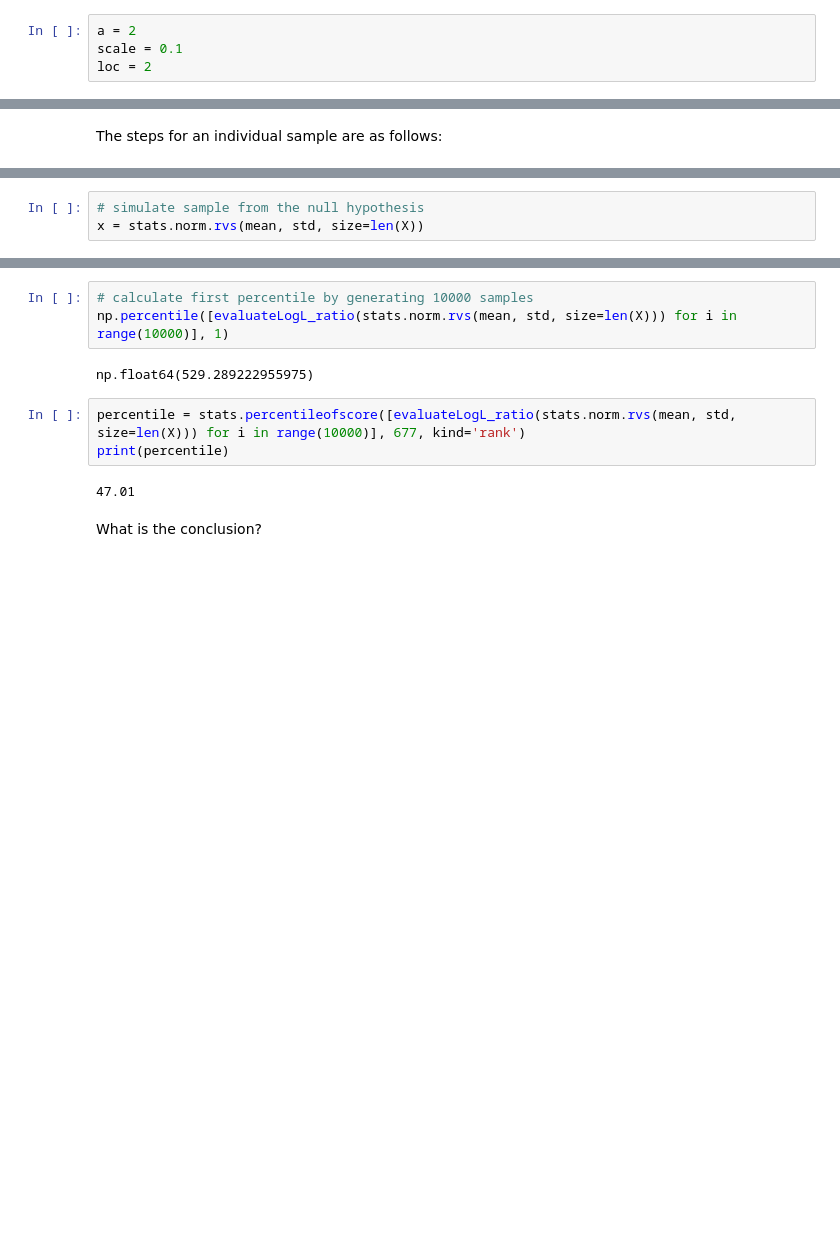
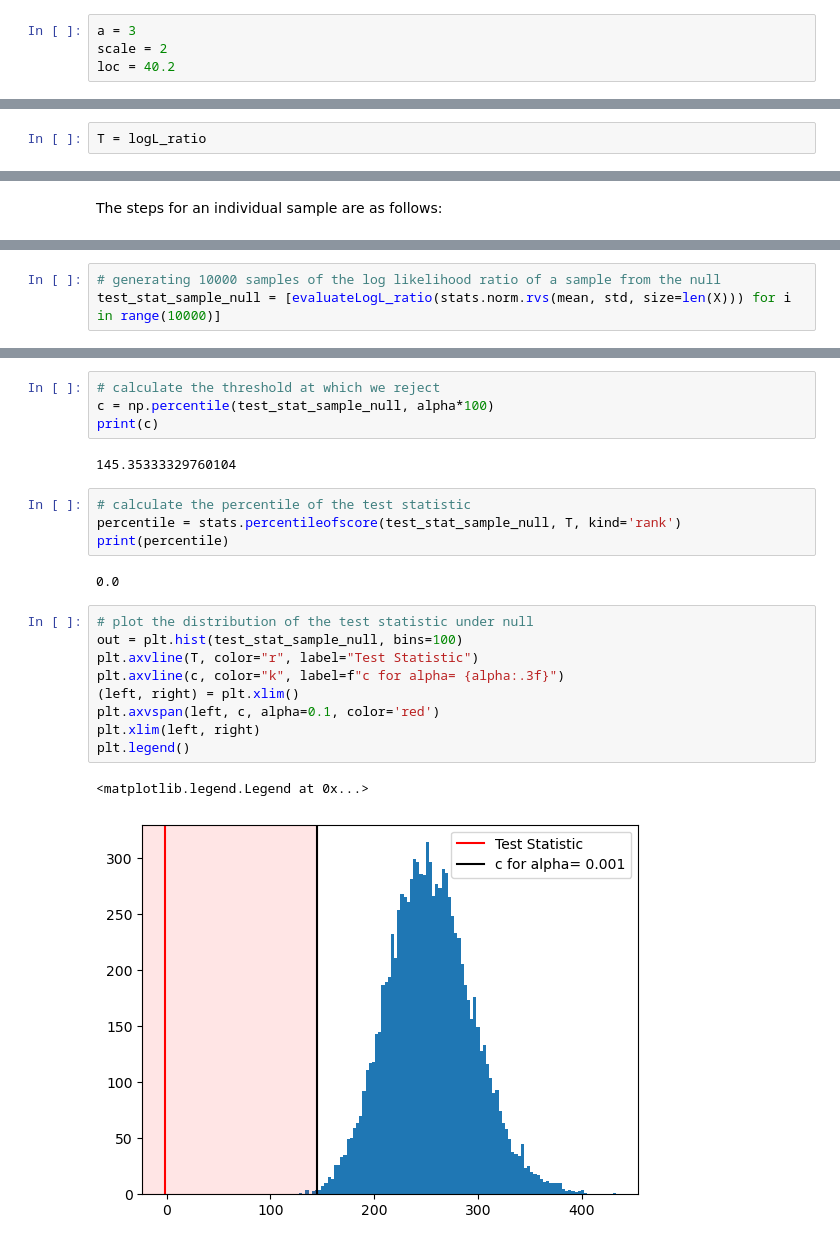
Before and after one commit to leewujung/fundamentals, a Jupyter notebook: boat_tutorials/primers/stats_05_testing.ipynb, the cells around one changed output, grey strips where cells are left out. Saved outputs shown, nothing was run; the diff lists cells and outputs as text; blank space fills up the shorter version.

```diff
--- a/boat_tutorials/primers/stats_05_testing.ipynb
+++ b/boat_tutorials/primers/stats_05_testing.ipynb
@@ -108,7 +165,7 @@ std = 0.1
 # %%
-a = 2
-scale = 0.1
-loc = 2
+a = 3
+scale = 2
+loc = 40.2
 # %%
 gaussian_likelihood = stats.norm.pdf(X, loc=mean, scale=std)
 skewnorm_likelihood = stats.skewnorm.pdf(X, a=a, scale=scale, loc=loc)
@@ -127,3 +181,5 @@ print(L)
+# %%
+T = logL_ratio
 # %% [markdown]
 **3. Identify critical region**
 # %% [markdown]
@@ -137,3 +199,3 @@ The steps for an individual sample are as follows:
 # %%
-# simulate sample from the null hypothesis
-x = stats.norm.rvs(mean, std, size=len(X))
+# generating 10000 samples of the log likelihood ratio of a sample from the null
+test_stat_sample_null = [evaluateLogL_ratio(stats.norm.rvs(mean, std, size=len(X))) for i in range(10000)]
@@ -158,12 +202,24 @@ def evaluateLogL_ratio(x):
-# %%
-# calculate first percentile by generating 10000 samples
-np.percentile([evaluateLogL_ratio(stats.norm.rvs(mean, std, size=len(X))) for i in range(10000)], 1)
-# %% [output]
-np.float64(529.289222955975)
-# %%
-percentile = stats.percentileofscore([evaluateLogL_ratio(stats.norm.rvs(mean, std, size=len(X))) for i in range(10000)], 677, kind='rank')
-print(percentile)
-# %% [output]
-47.01
-# %% [markdown]
-What is the conclusion?
+# %%
+# calculate the threshold at which we reject
+c = np.percentile(test_stat_sample_null, alpha*100)
+print(c)
+# %% [output]
+145.35333329760104
+# %%
+# calculate the percentile of the test statistic
+percentile = stats.percentileofscore(test_stat_sample_null, T, kind='rank')
+print(percentile)
+# %% [output]
+0.0
+# %%
+# plot the distribution of the test statistic under null
+out = plt.hist(test_stat_sample_null, bins=100)
+plt.axvline(T, color="r", label="Test Statistic")
+plt.axvline(c, color="k", label=f"c for alpha= {alpha:.3f}")
+(left, right) = plt.xlim()
+plt.axvspan(left, c, alpha=0.1, color='red')
+plt.xlim(left, right)
+plt.legend()
+# %% [output]
+<matplotlib.legend.Legend at 0x...>
+[figure, added]
```
Also changed, not shown: parts of 29 cells of this notebook, 5 other files.
